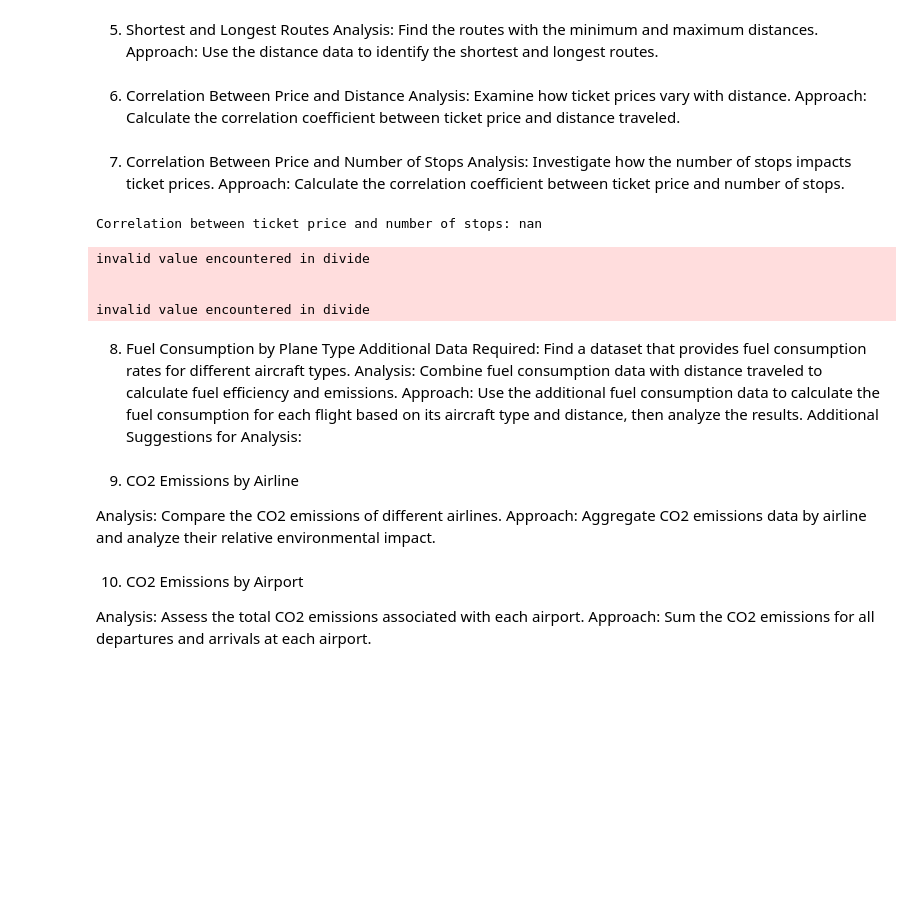
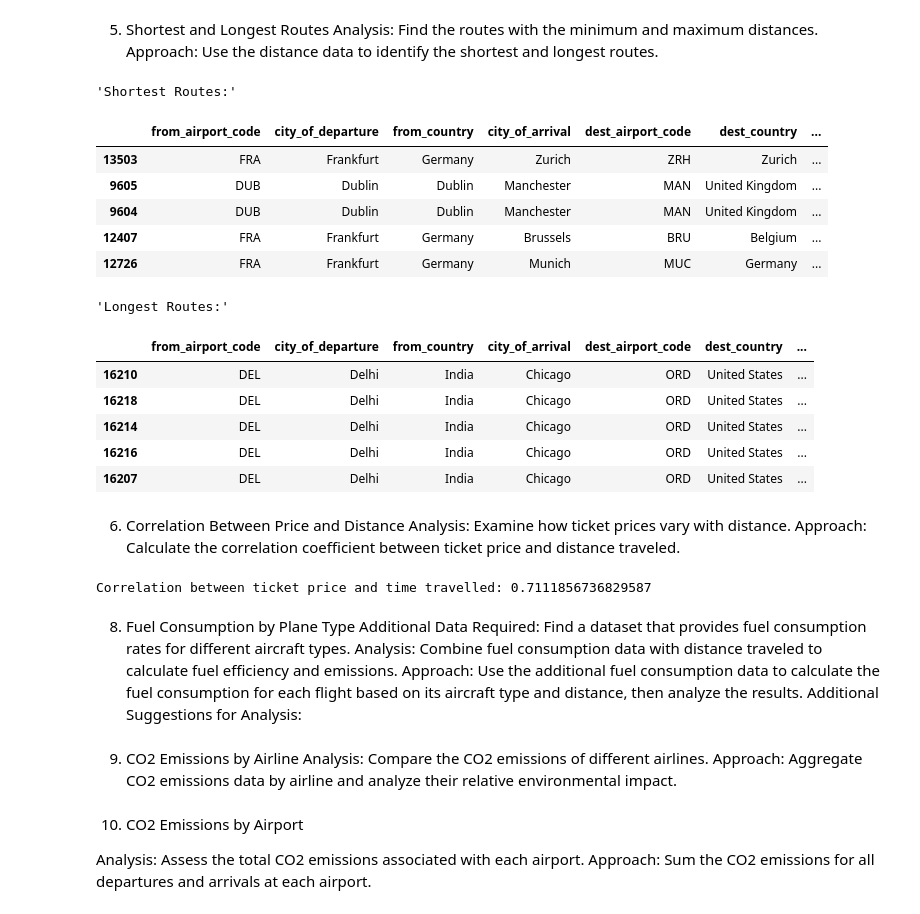
Before and after one commit to Josepdmo/Sky_Track_Project, a Jupyter notebook: Main.ipynb, the cells around one changed output. Cells and saved outputs as stored; diff of their text form; code cells hidden in the pictures; blank space fills up the shorter version.

```diff
--- a/Main.ipynb
+++ b/Main.ipynb
@@ -200,7 +189,3 @@ A value is trying to be set on a copy of a DataFrame or Series through chained a
 The behavior will change in pandas 3.0. This inplace method will never work because the intermediate object on which we are setting values always behaves as a copy.
 
 For example, when doing 'df[col].method(value, inplace=True)', try using 'df.method({col: value}, inplace=True)' or df[col] = df[col].method(value) instead, to perform the operation inplace on the ori ...
-# %%
-#We will only focus on flights without layovers.
-df = df[df.stops == 0]
-df.sort_values(by="duration_minutes", ascending=False, inplace=True)
@@ -334,23 +293,35 @@ display(most_popular_routes.head(10))
 5. Shortest and Longest Routes
 Analysis: Find the routes with the minimum and maximum distances.
 Approach: Use the distance data to identify the shortest and longest routes.
+# %%
+shortest_routes = df.sort_values(by='duration_minutes').head()
+longest_routes = df.sort_values(by='duration_minutes', ascending=False).head()
+display("Shortest Routes:", shortest_routes)
+display("Longest Routes:", longest_routes)
+# %% [output]
+'Shortest Routes:'
+|  | from_airport_code | city_of_departure | from_country | city_of_arrival | dest_airport_code | dest_country | ... |
+| 13503 | FRA | Frankfurt | Germany | Zurich | ZRH | Zurich | ... |
+| 9605 | DUB | Dublin | Dublin | Manchester | MAN | United Kingdom | ... |
+| 9604 | DUB | Dublin | Dublin | Manchester | MAN | United Kingdom | ... |
+| 12407 | FRA | Frankfurt | Germany | Brussels | BRU | Belgium | ... |
+| 12726 | FRA | Frankfurt | Germany | Munich | MUC | Germany | ... |
+'Longest Routes:'
+|  | from_airport_code | city_of_departure | from_country | city_of_arrival | dest_airport_code | dest_country | ... |
+| 16210 | DEL | Delhi | India | Chicago | ORD | United States | ... |
+| 16218 | DEL | Delhi | India | Chicago | ORD | United States | ... |
+| 16214 | DEL | Delhi | India | Chicago | ORD | United States | ... |
+| 16216 | DEL | Delhi | India | Chicago | ORD | United States | ... |
+| 16207 | DEL | Delhi | India | Chicago | ORD | United States | ... |
 # %% [markdown]
 6. Correlation Between Price and Distance
 Analysis: Examine how ticket prices vary with distance.
 Approach: Calculate the correlation coefficient between ticket price and distance traveled.
-# %% [markdown]
-7. Correlation Between Price and Number of Stops
-Analysis: Investigate how the number of stops impacts ticket prices.
-Approach: Calculate the correlation coefficient between ticket price and number of stops.
 # %%
-correlation_price_stops = df['price'].corr(df['stops'])
-print(f"Correlation between ticket price and number of stops: {correlation_price_stops}")
+correlation_price_stops = df['price'].corr(df['duration_minutes'])
+print(f"Correlation between ticket price and time travelled: {correlation_price_stops}")
 # %% [output]
-Correlation between ticket price and number of stops: nan
+Correlation between ticket price and time travelled: 0.7111856736829587
-invalid value encountered in divide
-
-
-invalid value encountered in divide
 # %% [markdown]
 8. Fuel Consumption by Plane Type
 Additional Data Required: Find a dataset that provides fuel consumption rates for different aircraft types.
@@ -358,10 +329,7 @@ Analysis: Combine fuel consumption data with distance traveled to calculate fuel
 Approach: Use the additional fuel consumption data to calculate the fuel consumption for each flight based on its aircraft type and distance, then analyze the results.
 Additional Suggestions for Analysis:
 # %% [markdown]
-9. CO2 Emissions by Airline
-
-Analysis: Compare the CO2 emissions of different airlines.
-Approach: Aggregate CO2 emissions data by airline and analyze their relative environmental impact.
+9. CO2 Emissions by Airline Analysis: Compare the CO2 emissions of different airlines. Approach: Aggregate CO2 emissions data by airline and analyze their relative environmental impact.
 # %% [markdown]
 10. CO2 Emissions by Airport
 
```
Also changed, not shown: parts of 11 cells of this notebook.
